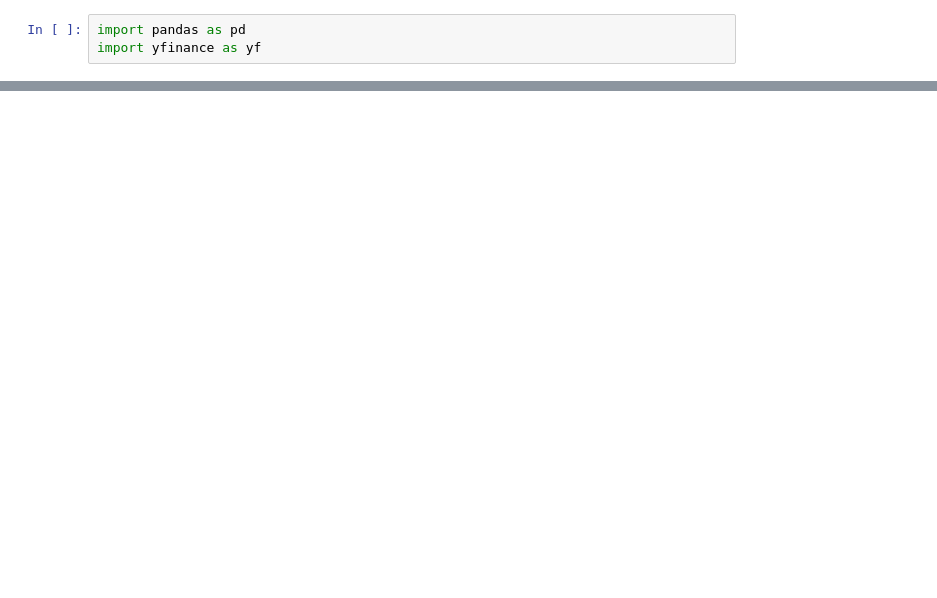
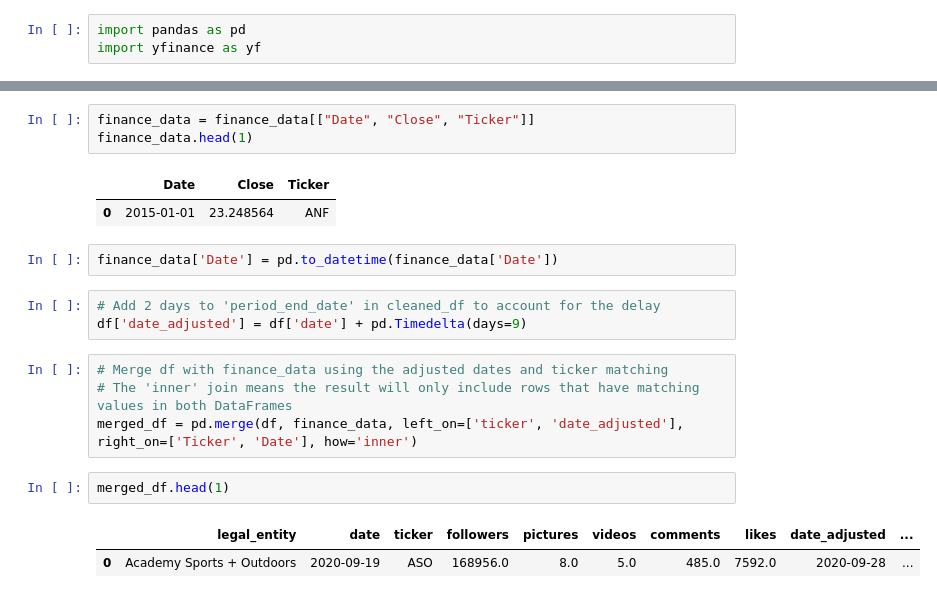
Before and after one commit to AlainJoss/datathon_ubs, a Jupyter notebook: preprocessing/financial_data_integration.ipynb, the cells around one changed output, grey strips where cells are left out. Drawn from its saved outputs; the diff is of its cells as text; blank space fills up the shorter version.

```diff
--- a/preprocessing/financial_data_integration.ipynb
+++ b/preprocessing/financial_data_integration.ipynb
@@ -229,0 +83,20 @@ finance_data
+# %%
+finance_data = finance_data[["Date", "Close", "Ticker"]]
+finance_data.head(1)
+# %% [output]
+|  | Date | Close | Ticker |
+| 0 | 2015-01-01 | 23.248564 | ANF |
+# %%
+finance_data['Date'] = pd.to_datetime(finance_data['Date'])
+# %%
+# Add 2 days to 'period_end_date' in cleaned_df to account for the delay
+df['date_adjusted'] = df['date'] + pd.Timedelta(days=9)
+# %%
+# Merge df with finance_data using the adjusted dates and ticker matching
+# The 'inner' join means the result will only include rows that have matching values in both DataFrames
+merged_df = pd.merge(df, finance_data, left_on=['ticker', 'date_adjusted'], right_on=['Ticker', 'Date'], how='inner')
+# %%
+merged_df.head(1)
+# %% [output]
+|  | legal_entity | date | ticker | followers | pictures | videos | comments | likes | date_adjusted | ... |
+| 0 | Academy Sports + Outdoors | 2020-09-19 | ASO | 168956.0 | 8.0 | 5.0 | 485.0 | 7592.0 | 2020-09-28 | ... |
```
Also changed, not shown: parts of 31 cells of this notebook, 6 other files.
